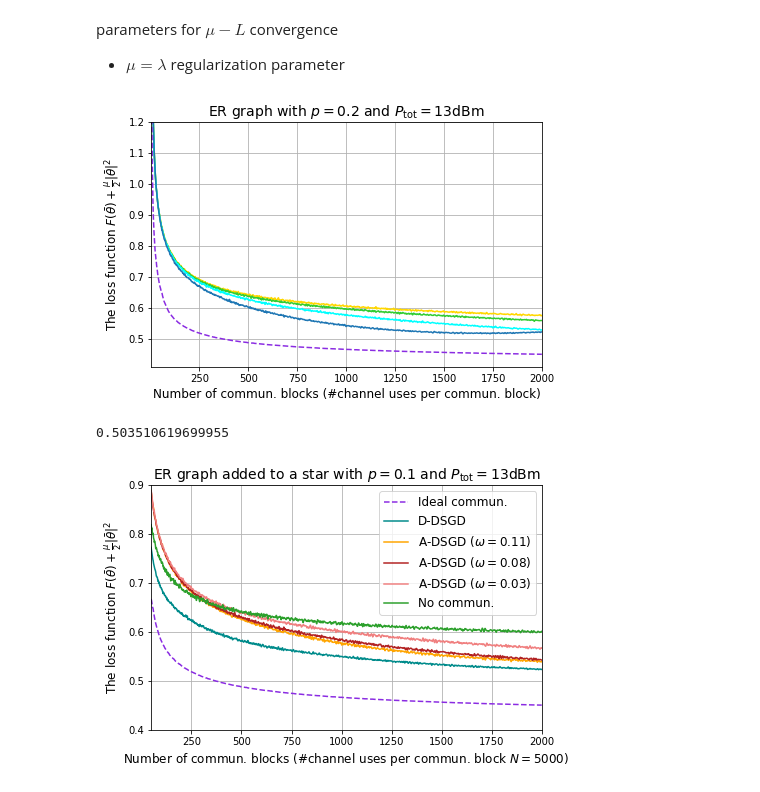
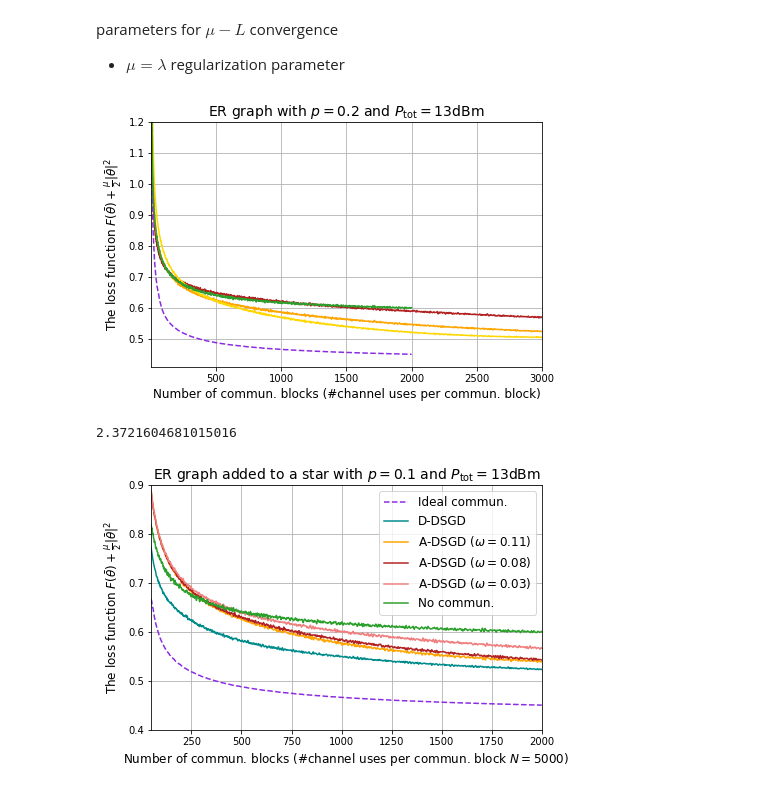
Before and after one commit to Fuzzy-Face/JSAC_FL, a Jupyter notebook: temp.ipynb, the cells around one changed output. Saved outputs shown, nothing was run; the diff lists cells and outputs as text; code cells hidden in the pictures.

Commit message:
try star graph

```diff
--- a/temp.ipynb
+++ b/temp.ipynb
@@ -114,27 +114,27 @@ CG = PL * (np.abs(CH)) ** 2
 # losseses = np.array(losseses)
 # K = losseses.shape[2]
 # df1 = pd.DataFrame(losseses[0], columns = ['Device_{}'.format(i + 1) for i in range(K)] )
-losseses = pickle.load( open('../repo_jv/data/pair-wise/losseses_SCHEME_5_P_0.02_N_501_eta0_1.00_zeta0_0.0100_rho_a_0.80.pkl', 'rb') )
+losseses = pickle.load( open('../repo_jv/data/pair-wise/losseses_SCHEME_5_P_1.00_N_19953_rho_a_653.61_zeta0_0.0100_rho_a_prime_0.33.pkl', 'rb') )
 losseses = np.array(losseses)
 df1 = pd.DataFrame(losseses[0], columns = ['Device_{}'.format(i + 1) for i in range(K)] )
 
-losseses = pickle.load( open('../repo_jv/data/pair-wise/losseses_SCHEME_5_P_0.02_N_1258_eta0_1.00_zeta0_0.0100_rho_a_0.80.pkl', 'rb') )
+losseses = pickle.load( open('../repo_jv/data/pair-wise/losseses_SCHEME_5_P_1.00_N_19953_rho_a_1143.33_zeta0_0.0100_rho_a_prime_0.57.pkl', 'rb') )
 losseses = np.array(losseses)
 df2 = pd.DataFrame(losseses[0], columns = ['Device_{}'.format(i + 1) for i in range(K)] )
 
-losseses = pickle.load( open('../repo_jv/data/pair-wise/losseses_SCHEME_5_P_0.02_N_3162_eta0_1.00_zeta0_0.0100_rho_a_0.80.pkl', 'rb') )
+losseses = pickle.load( open('../repo_jv/data/pair-wise//losseses_SCHEME_5_P_1.00_N_19953_rho_a_2000.00_zeta0_0.0100_rho_a_prime_1.00.pkl', 'rb') )
 losseses = np.array(losseses)
 df3 = pd.DataFrame(losseses[0], columns = ['Device_{}'.format(i + 1) for i in range(K)] )
 
-losseses = pickle.load( open('../repo_jv/data/pair-wise/losseses_SCHEME_5_P_0.02_N_7943_eta0_1.00_zeta0_0.0100_rho_a_0.80.pkl', 'rb') )
+losseses = pickle.load( open('../repo_jv/data/pair-wise/losseses_SCHEME_5_P_1.00_N_19953_rho_a_2000.00_zeta0_0.0100_rho_a_prime_1.00.pkl', 'rb') )
 losseses = np.array(losseses)
 df4 = pd.DataFrame(losseses[0], columns = ['Device_{}'.format(i + 1) for i in range(K)] )
 
-losseses = pickle.load( open('../repo_jv/data/pair-wise/losseses_SCHEME_5_P_0.02_N_19952_eta0_1.00_zeta0_0.0100_rho_a_0.80.pkl', 'rb') )
+losseses = pickle.load( open('../repo_jv/data/pair-wise/losseses_SCHEME_5_P_1.00_N_19953_rho_a_373.64_zeta0_0.0100_rho_a_prime_0.19.pkl', 'rb') )
 losseses = np.array(losseses)
 df5 = pd.DataFrame(losseses[0], columns = ['Device_{}'.format(i + 1) for i in range(K)] )
 
-losseses = pickle.load( open('../repo_jv/data/pair-wise/losseses_SCHEME_5_P_0.02_N_50118_eta0_1.00_zeta0_0.0100_rho_a_0.80.pkl', 'rb') )
+losseses = pickle.load( open('../repo_jv/data/pair-wise/losseses_SCHEME_5_P_1.00_N_19953_rho_a_653.61_zeta0_0.0100_rho_a_prime_0.33.pkl', 'rb') )
 losseses = np.array(losseses)
 df6 = pd.DataFrame(losseses[0], columns = ['Device_{}'.format(i + 1) for i in range(K)] )
 
@@ -147,30 +147,30 @@ losseses = np.array(losseses)
 df8 = pd.DataFrame(losseses[0], columns = ['Device_{}'.format(i + 1) for i in range(K)] )
 # %%
 fig, ax = plt.subplots(figsize = (7.0,4.5))
-# df1.rolling(window = 5).mean().mean(axis = 1).plot(color = 'firebrick', label = 'D-DSGD')
-# df2.rolling(window = 5).mean().mean(axis = 1).plot(color = 'orange', label = 'TDMA-based D-DSGD')
+df1.rolling(window = 5).mean().mean(axis = 1).plot(color = 'firebrick', label = 'D-DSGD')
+df2.rolling(window = 5).mean().mean(axis = 1).plot(color = 'orange', label = 'TDMA-based D-DSGD')
 df3.rolling(window = 5).mean().mean(axis = 1).plot(color = 'gold', label = 'A-DSGD')
-df4.rolling(window = 5).mean().mean(axis = 1).plot(color = 'limegreen', label = 'TDMA-based A-DSGD')
-df5.rolling(window = 5).mean().mean(axis = 1).plot(color = 'cyan', label = 'TDMA-based A-DSGD')
-df6.rolling(window = 5).mean().mean(axis = 1).plot(color = 'tab:blue', label = 'TDMA-based A-DSGD')
+# df4.rolling(window = 5).mean().mean(axis = 1).plot(color = 'limegreen', label = 'TDMA-based A-DSGD')
+# df5.rolling(window = 5).mean().mean(axis = 1).plot(color = 'cyan', label = 'TDMA-based A-DSGD')
+# df6.rolling(window = 5).mean().mean(axis = 1).plot(color = 'tab:blue', label = 'TDMA-based A-DSGD')
 df7.rolling(window = 5).mean().mean(axis = 1).plot(style = '--', color = 'blueviolet', label = 'Ideal commun.')
-# df8.rolling(window = 5).mean().mean(axis = 1).plot(color = 'tab:green', label = 'No commun.')
+df8.rolling(window = 5).mean().mean(axis = 1).plot(color = 'tab:green', label = 'No commun.')
 
 plt.xlabel(r'Number of commun. blocks (#channel uses per commun. block)', fontsize = 12)
 plt.ylabel(r'The loss function $F(\bar{\theta}) + \frac{\mu}{2}\|\bar{\theta}\|^2$', fontsize = 12)
 plt.title(r'ER graph with $p = 0.2$ and $P_{\rm tot} = 13$dBm', fontsize = 14)
-plt.xlim((5, 2000))
+plt.xlim((5, 3000))
 plt.ylim((0.41, 1.20))
 plt.grid()
 # plt.legend(loc = 'upper right', fontsize = 12)
 # plt.savefig('C:/Users/Helen/documents/visiting_research@KCL/D2D_DSGD/repo_jv/fig/comp_loss_vs_commun_small_N.pdf',format='pdf', dpi=600)
 plt.show()
 # %% [output]
-[figure, old version]
+[figure, new version]
 # %%
 df3.rolling(window = 5).mean().mean(axis = 1).min()
 # %% [output]
-0.503510619699955
+2.3721604681015016
 # %%
 # For an ER graph of connectivity probability of p = 0.10 generated based on a STAR
 # standard DSGD
```
Also changed, not shown: parts of 1 cell of this notebook, 1 other file.
